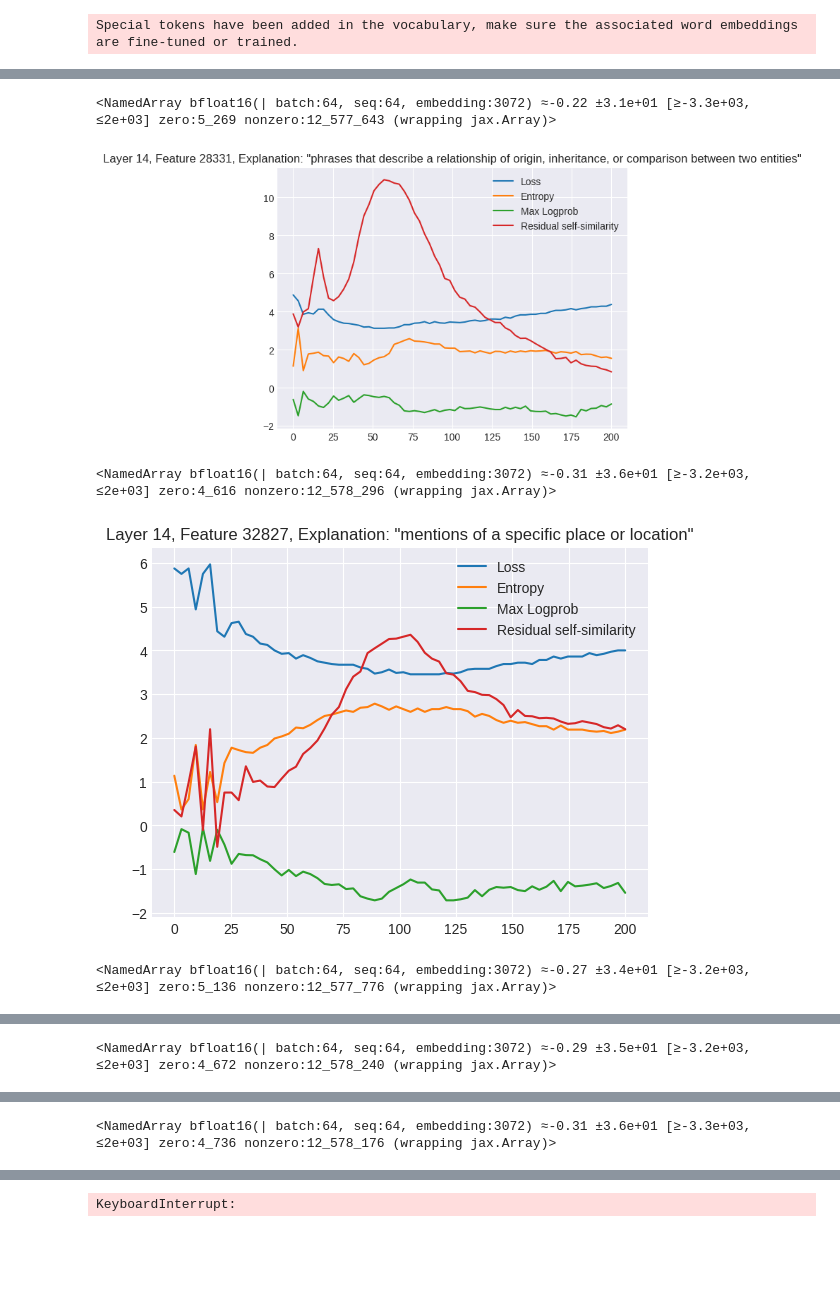
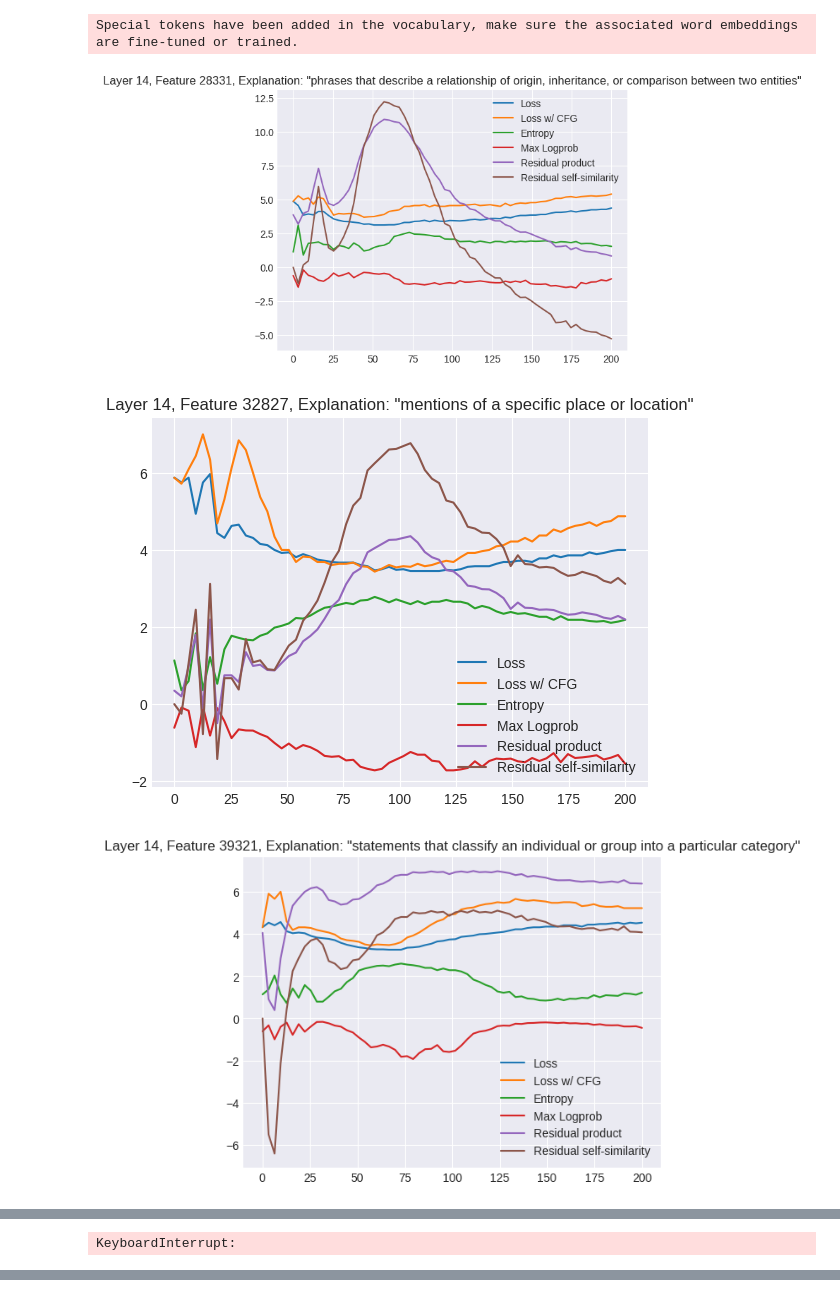
Before and after one commit to neverix/micrlhf-progress, a Jupyter notebook: sprint/self_explanation_scale.ipynb, the cells around one changed output, grey strips where cells are left out. Drawn from its saved outputs; the diff is of its cells as text; code cells hidden in the pictures; blank space fills up the shorter version.

```diff
--- a/sprint/self_explanation_scale.ipynb
+++ b/sprint/self_explanation_scale.ipynb
@@ -65,7 +65,8 @@ from micrlhf.utils.load_sae import get_sae
 MIN_SCALE = 0
 MAX_SCALE = 200
 def benchmark_feature(prompt_template, token_to_replace, layer, feature, explanation, batch_size=64,
-                      min_scale=MIN_SCALE, max_scale=MAX_SCALE, max_length=64, replacement_layer=2):
+                      min_scale=MIN_SCALE, max_scale=MAX_SCALE, max_length=64, replacement_layer=2,
+                      cfg_scale=1.5):
     direction = get_sae(layer, 4)["W_dec"][feature]
     vector = direction[None, :] * jnp.linspace(min_scale, max_scale, batch_size)[:, None]
 
@@ -83,26 +84,27 @@ def benchmark_feature(prompt_template, token_to_replace, layer, feature, explana
     logits, residuals = benchmark_vector(
         vector, inputs, llama, positions, replacement_layer
     )
-    # logits_base = benchmark_vector(
-    #     vector * 0.5, inputs, llama, positions, replacement_layer
-    # )
 
     logits = logits.unwrap(
         "batch", "seq", "vocabulary"
     )
+    logits_cfg = logits + (logits - logits[0]) * (cfg_scale - 1)
 
     answer_start = len(tokenizer.encode(prompt_template.partition("{}")[0]))
 
     loss = logits_to_loss(logits, tokens, answer_start)
+    loss_cfg = logits_to_loss(logits_cfg, tokens, answer_start)
     logprobs = jax.nn.log_softmax(logits)
     entropies = -jnp.sum(logprobs * jnp.exp(logprobs), axis=-1)
     entropy_first = entropies[:, answer_start - 1]
     max_logprob_first = jnp.max(logprobs[:, answer_start - 1], axis=-1)
-    resid_v_feature = residuals.unwrap("batch", "seq", "embedding")[:, answer_start - 1] @ direction
+    resid = residuals.unwrap("batch", "seq", "embedding")[:, answer_start - 1]
+    resid_v_feature = resid @ direction
+    resid_cos_feature = resid_v_feature / jnp.linalg.norm(resid) / jnp.linalg.norm(direction)
 
     best_idx = jnp.argmin(loss)
 
-    return (loss, entropy_first, max_logprob_first, resid_v_feature,
+    return (loss, entropy_first, max_logprob_first, resid_v_feature, resid_cos_feature, loss_cfg,
             jnp.linspace(min_scale, max_scale, batch_size)[best_idx], loss[best_idx])
 # %%
 prompt_template = "<|user|>\nWhat is the meaning of the word \"X\"?<|end|>\n<|assistant|>\nThe meaning of the word \"X\" is \"{}\""
@@ -225,32 +227,37 @@ replacement_layer = 2
 
 for i in trange(len(feature_dataset)):
     item = feature_dataset[i]
 
     if not item["rating"]:
         continue
     if item["rating"] < 1:
         continue
     if not item["scale"]:
         continue
     layer = item["layer"]
     feature = item["feature"]
     explanation = item["explanation"]
     if explanation is None:
         continue
     if min(item["loss"]) > 4:
         continue
 
     result = {"id": i}
 
-    (loss, entropy_first, max_logprob_first, resid_v_feature,
+    (loss, entropy_first, max_logprob_first, resid_v_feature, resid_cos_feature, loss_cfg,
      scale, best_loss) = benchmark_feature(prompt_template, token_to_replace, layer, feature, explanation, replacement_layer=replacement_layer)
     loss = loss.tolist()
     scales = np.linspace(MIN_SCALE, MAX_SCALE, len(loss)).tolist()
     plt.plot(scales, loss, label="Loss")
+    plt.plot(scales, loss_cfg, label="Loss w/ CFG")
     plt.plot(scales, entropy_first.tolist(), label="Entropy")
     plt.plot(scales, max_logprob_first.tolist(), label="Max Logprob")
-    plt.plot(scales, resid_v_feature.tolist(), label="Residual self-similarity")
+    plt.plot(scales, resid_v_feature.tolist(), label="Residual product")
+    plt.plot(scales, ((resid_cos_feature - resid_cos_feature[0]) * 2000).tolist(), label="Residual self-similarity")
     plt.legend()
     plt.title(f"Layer {layer}, Feature {feature}, Explanation: \"{explanation}\"")
     plt.show()
 # %% [output]
+[figure, new version]
+[figure, new version]
+[figure, new version]
@@ -257,5 +266 @@ for i in trange(len(feature_dataset)):
-<NamedArray bfloat16(| batch:64, seq:64, embedding:3072) ≈-0.22 ±3.1e+01 [≥-3.3e+03, ≤2e+03] zero:5_269 nonzero:12_577_643 (wrapping jax.Array)>
+KeyboardInterrupt:
-[figure, old version]
-<NamedArray bfloat16(| batch:64, seq:64, embedding:3072) ≈-0.31 ±3.6e+01 [≥-3.2e+03, ≤2e+03] zero:4_616 nonzero:12_578_296 (wrapping jax.Array)>
-[figure, old version]
-<NamedArray bfloat16(| batch:64, seq:64, embedding:3072) ≈-0.27 ±3.4e+01 [≥-3.2e+03, ≤2e+03] zero:5_136 nonzero:12_577_776 (wrapping jax.Array)>
@@ -274 +266,0 @@ HTTP request sent, awaiting response... 416 Requested Range Not Satisfiable
-<NamedArray bfloat16(| batch:64, seq:64, embedding:3072) ≈-0.29 ±3.5e+01 [≥-3.2e+03, ≤2e+03] zero:4_672 nonzero:12_578_240 (wrapping jax.Array)>
@@ -276 +266,0 @@ HTTP request sent, awaiting response... 416 Requested Range Not Satisfiable
-<NamedArray bfloat16(| batch:64, seq:64, embedding:3072) ≈-0.31 ±3.6e+01 [≥-3.3e+03, ≤2e+03] zero:4_736 nonzero:12_578_176 (wrapping jax.Array)>
@@ -289,4 +267,3 @@ HTTP request sent, awaiting response... 416 Requested Range Not Satisfiable
-KeyboardInterrupt:
 # %%
 item = feature_dataset[1]
 
```
Also changed, not shown: parts of 1 cell of this notebook.
